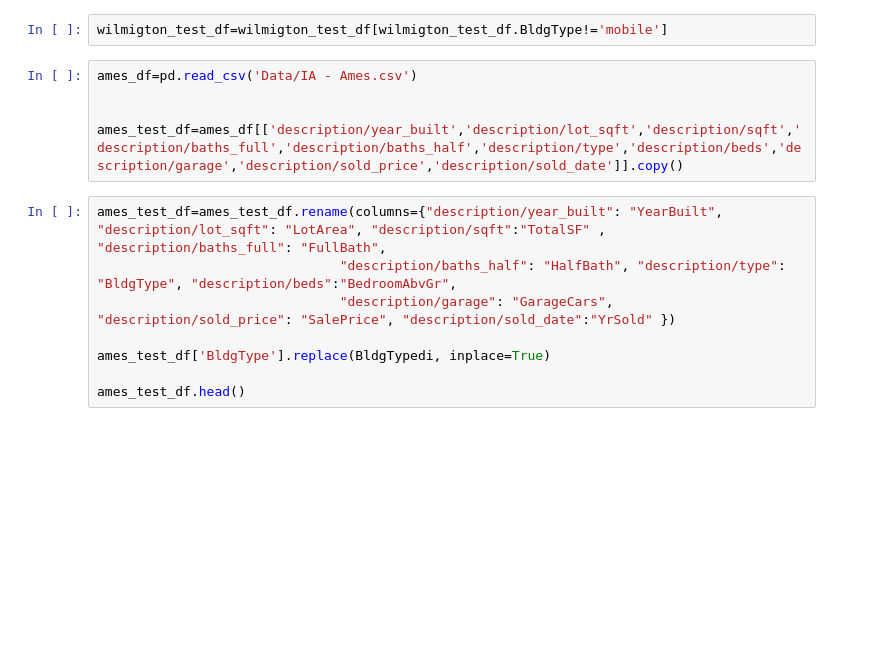
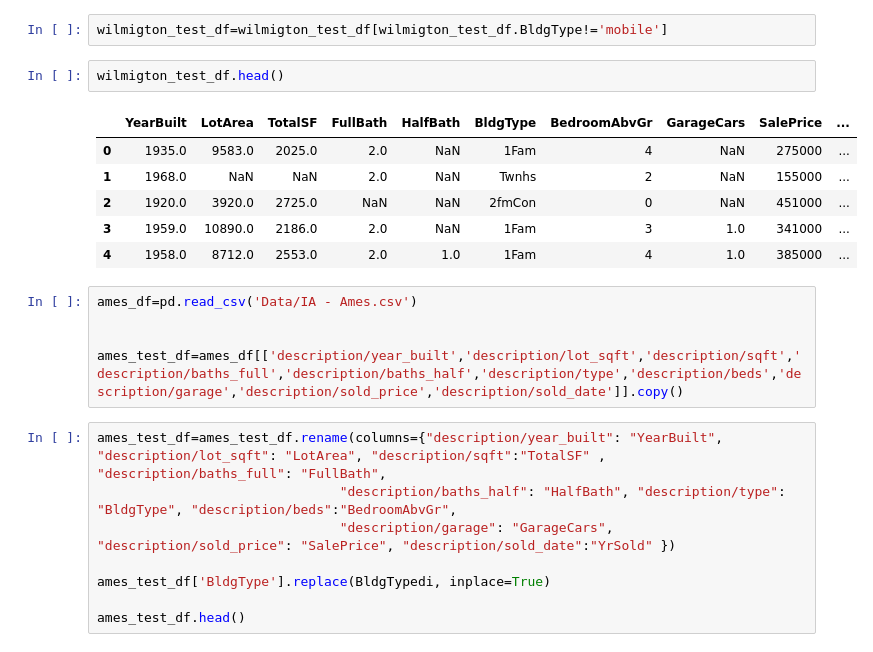
Before and after one commit to bmarotical/capstoneTeam6, a Jupyter notebook: HouseRegressions_Team_6_11Jul_basil_updated.ipynb, the cells around one changed output. Cells and saved outputs as stored; diff of their text form; blank space fills up the shorter version.

```diff
--- a/HouseRegressions_Team_6_11Jul_basil_updated.ipynb
+++ b/HouseRegressions_Team_6_11Jul_basil_updated.ipynb
@@ -1194,6 +1213,15 @@ mobile      1
 Name: BldgType, dtype: int64
 # %%
 wilmigton_test_df=wilmigton_test_df[wilmigton_test_df.BldgType!='mobile']
+# %%
+wilmigton_test_df.head()
+# %% [output]
+|  | YearBuilt | LotArea | TotalSF | FullBath | HalfBath | BldgType | BedroomAbvGr | GarageCars | SalePrice | ... |
+| 0 | 1935.0 | 9583.0 | 2025.0 | 2.0 | NaN | 1Fam | 4 | NaN | 275000 | ... |
+| 1 | 1968.0 | NaN | NaN | 2.0 | NaN | Twnhs | 2 | NaN | 155000 | ... |
+| 2 | 1920.0 | 3920.0 | 2725.0 | NaN | NaN | 2fmCon | 0 | NaN | 451000 | ... |
+| 3 | 1959.0 | 10890.0 | 2186.0 | 2.0 | NaN | 1Fam | 3 | 1.0 | 341000 | ... |
+| 4 | 1958.0 | 8712.0 | 2553.0 | 2.0 | 1.0 | 1Fam | 4 | 1.0 | 385000 | ... |
 # %%
 ames_df=pd.read_csv('Data/IA - Ames.csv')
 
```
Also changed, not shown: parts of 37 cells of this notebook.
